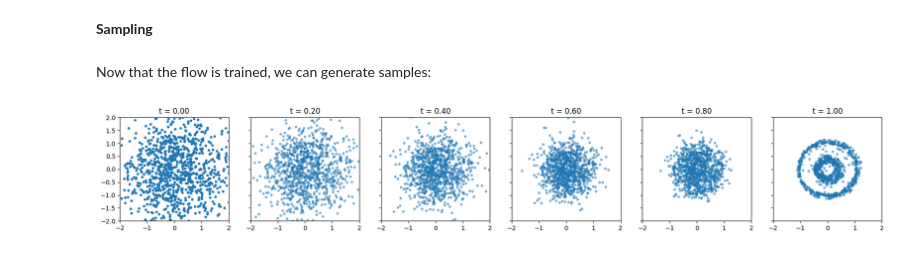
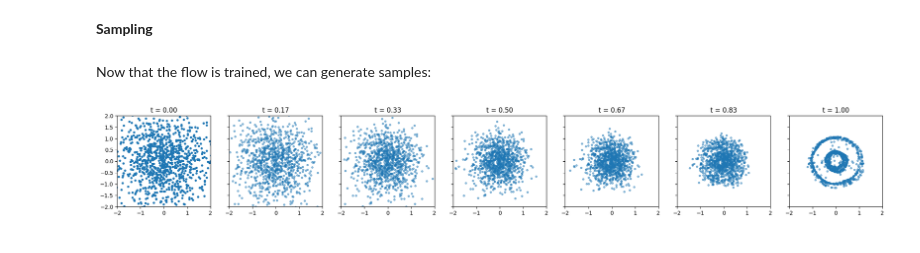
Before and after one commit to timwhite0/flowmatching, a Jupyter notebook: circles.ipynb, the cells around one changed output. Drawn from its saved outputs; the diff is of its cells as text; code cells hidden in the pictures.

```diff
--- a/circles.ipynb
+++ b/circles.ipynb
@@ -90,22 +91,24 @@ tensor(0.7806, grad_fn=<MseLossBackward0>)
 # %% [markdown]
 Now that the flow is trained, we can generate samples:
 # %%
-x = torch.randn(1024, 2)
+num_samples = 1024
 
-n_steps = 5
+x = torch.randn(num_samples, 2)
+
+n_steps = 6
 time_steps = torch.linspace(0.0, 1.0, n_steps + 1)
 
-fig, ax = plt.subplots(1, n_steps + 1, figsize = (22, 3), sharex = True, sharey = True)
+fig, ax = plt.subplots(1, n_steps + 1, figsize = (25, 3), sharex = True, sharey = True)
 _ = ax[0].scatter(x.detach()[:,0], x.detach()[:,1], s = 10)
 _ = ax[0].set_title(f't = {time_steps[0]:.2f}')
 _ = ax[0].set_xlim(-2, 2)
 _ = ax[0].set_ylim(-2, 2)
 
 for t in range(n_steps):
     x = flow.step(x, time_steps[t], time_steps[t+1])
     _ = ax[t+1].scatter(x.detach()[:,0], x.detach()[:,1], s = 10, alpha = 0.5)
     _ = ax[t+1].set_title(f't = {time_steps[t+1]:.2f}')
     _ = ax[t+1].set_xlim(-2, 2)
     _ = ax[t+1].set_ylim(-2, 2)
 # %% [output]
-[figure, old version]
+[figure, new version]
```
Also changed, not shown: parts of 2 cells of this notebook.
